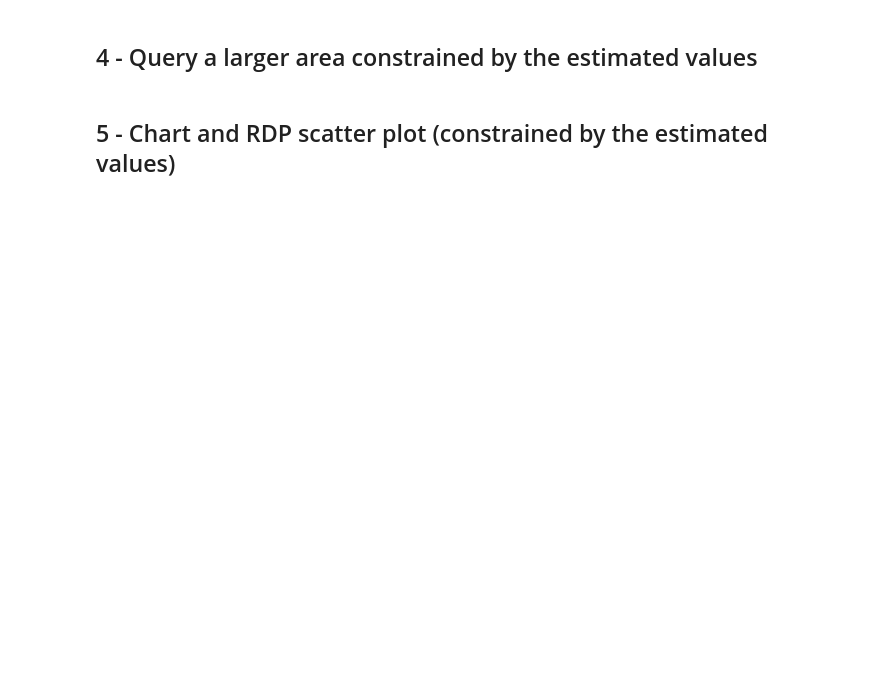
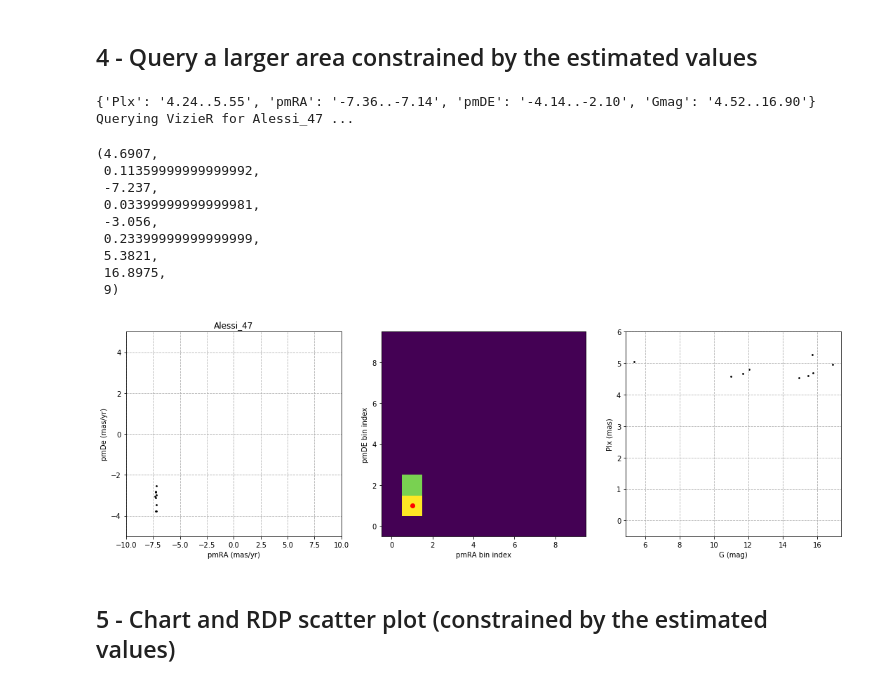
Before and after one commit to balessi/GaiaDR2clusters, a Jupyter notebook: code/Gaia_Star_Clusters_Pipeline.ipynb, the cells around one changed output. Saved outputs shown, nothing was run; the diff lists cells and outputs as text; code cells hidden in the pictures; blank space fills up the shorter version.

```diff
--- a/code/Gaia_Star_Clusters_Pipeline.ipynb
+++ b/code/Gaia_Star_Clusters_Pipeline.ipynb
@@ -189,23 +194,36 @@ deWit_2               ; 105.340000; -3.117000;  0.08000;  0.367; 0.126;  -0.90;
 # %% [markdown]
 ## 4 - Query a larger area constrained by the estimated values
 # %%
-mult_rad = 5
-mul_pm = 1.5
-mul_px = 2
+mult_rad = 4
+mul_pm = 3
+mul_px = 3
 plx_lim = (est_plx - mul_px*err_plx, est_plx + mul_px*err_plx)
 plx_range = f'{plx_lim[0]:.2f}..{plx_lim[1]:.2f}'
 pmRA_lim = (est_pmRA - mul_pm*0.7*err_pmRA, est_pmRA + mul_pm*0.7*err_pmRA)
 pmRA_range = f'{pmRA_lim[0]:.2f}..{pmRA_lim[1]:.2f}'
 pmDe_lim = (est_pmDe - mul_pm*err_pmDe, est_pmDe + mul_pm*err_pmDe)
 pmDe_range = f'{pmDe_lim[0]:.2f}..{pmDe_lim[1]:.2f}'
 gmag_range = f'{gmin:.2f}..{gmax:.2f}'
 filters2 = {'Plx' : plx_range, 'pmRA' : pmRA_range, 'pmDE' : pmDe_range, 'Gmag' : gmag_range}
 rdp_lim = radius * mult_rad
 print(filters2)
 df2 = query(cl_name, cl_ra, cl_de, rdp_lim, filters2, max_stars = row_lim)
 #display(df2.head())
 #display(df2.describe())
 plot_step1(df2, cl_name)
+# %% [output]
+{'Plx': '4.24..5.55', 'pmRA': '-7.36..-7.14', 'pmDE': '-4.14..-2.10', 'Gmag': '4.52..16.90'}
+Querying VizieR for Alessi_47 ...
+(4.6907,
+ 0.11359999999999992,
+ -7.237,
+ 0.03399999999999981,
+ -3.056,
+ 0.23399999999999999,
+ 5.3821,
+ 16.8975,
+ 9)
+[figure, added]
 # %% [markdown]
 ## 5 - Chart  and RDP scatter plot (constrained by the estimated values)
 # %%
```
Also changed, not shown: parts of 3 cells of this notebook.
